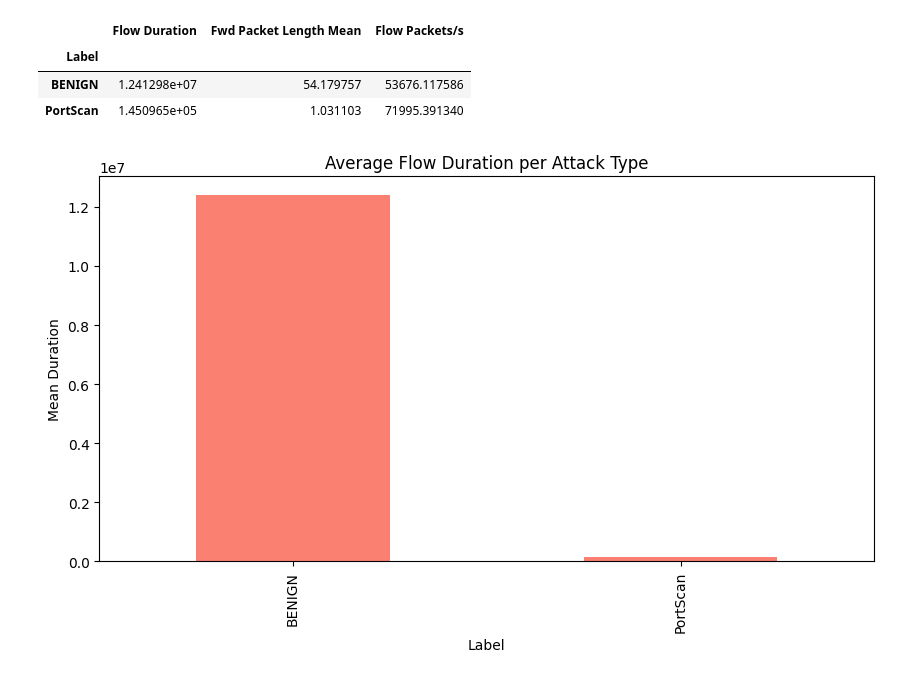
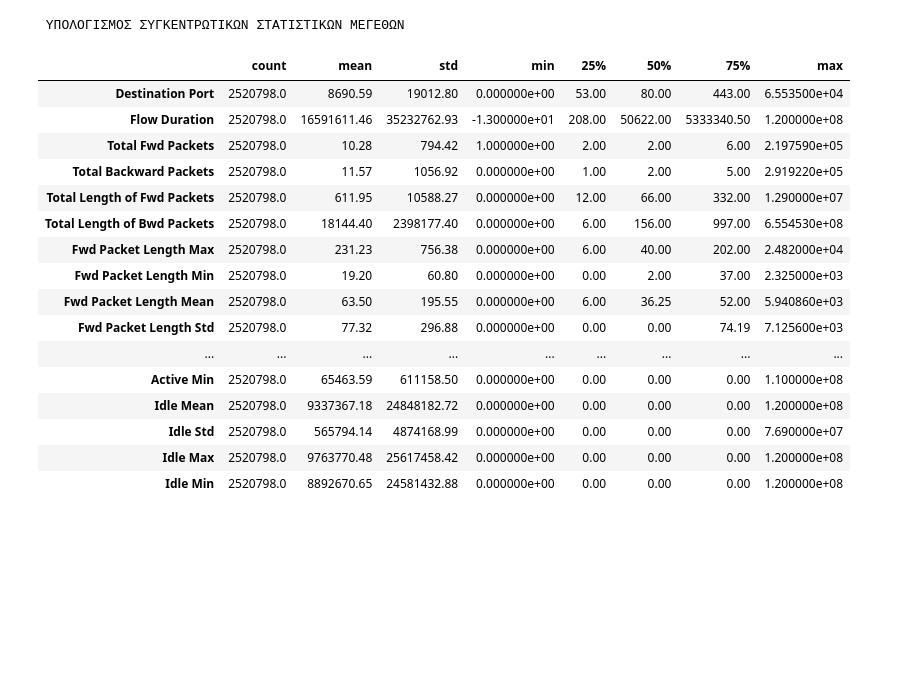
Before and after one commit to Spirosdrivilas/Export_data_ML, a Jupyter notebook: CIC_IDS_2017_EDA_Analysis.ipynb, the cells around one changed output. Cells and saved outputs as stored; diff of their text form; code cells hidden in the pictures; blank space fills up the shorter version.

```diff
--- a/CIC_IDS_2017_EDA_Analysis.ipynb
+++ b/CIC_IDS_2017_EDA_Analysis.ipynb
@@ -139,0 +269,17 @@ plt.show()
+# %%
+# ΚΕΛΙ 5.4
+cols_to_clip = [
+    'Flow Duration',
+    'Flow Bytes/s',
+    'Flow Packets/s',
+    'Flow IAT Mean',
+    'Flow IAT Max',
+    'Flow IAT Min',
+    'Fwd IAT Min',
+    'Fwd Header Length',
+    'Bwd Header Length',
+    'Fwd Header Length.1',
+    'min_seg_size_forward'
+]
+
+df[cols_to_clip] = df[cols_to_clip].clip(lower=0)
@@ -140,17 +299,40 @@ plt.show()
 # %%
-# ΚΕΛΙ 7
-# Ομαδοποίηση ανά Label και υπολογισμός μέσου όρου για βασικά χαρακτηριστικά
-grouped_stats = df.groupby('Label')[['Flow Duration', 'Fwd Packet Length Mean', 'Flow Packets/s']].mean()
-display(grouped_stats)
+# ΚΕΛΙ 6 - Πλήρης Στατιστική Περιγραφή σε Διαδραστικό Πίνακα
 
-# Οπτικοποίηση: Πώς διαφέρει ο μέσος όρος του Flow Duration ανά επίθεση
-grouped_stats['Flow Duration'].plot(kind='bar', figsize=(10, 5), color='salmon')
-plt.title('Average Flow Duration per Attack Type')
-plt.ylabel('Mean Duration')
-plt.show()
+print(" ΥΠΟΛΟΓΙΣΜΟΣ ΣΥΓΚΕΝΤΡΩΤΙΚΩΝ ΣΤΑΤΙΣΤΙΚΩΝ ΜΕΓΕΘΩΝ")
+
+# Ρύθμιση Pandas ώστε να εμφανίσει όλες τις 78 γραμμές των στατιστικών
+pd.set_option('display.max_rows', None)
+pd.set_option('display.max_columns', None)
+
+# Υπολογισμός των στατιστικών και αναστροφή (Transpose)
+stats = df.describe().T
+
+# Στρογγυλοποίηση των δεκαδικών σε 2 ψηφία για να μην βγαίνουν scientific notations (e+03 κλπ)
+stats = stats.round(2)
+
+# Εμφάνιση ως κανονικός πίνακας Jupyter (HTML DataFrame)
+display.display(stats)
+
+# Επαναφορά αρχικών ρυθμίσεων
+pd.reset_option('display.max_rows')
+pd.reset_option('display.max_columns')
 # %% [output]
+ ΥΠΟΛΟΓΙΣΜΟΣ ΣΥΓΚΕΝΤΡΩΤΙΚΩΝ ΣΤΑΤΙΣΤΙΚΩΝ ΜΕΓΕΘΩΝ
-|  | Flow Duration | Fwd Packet Length Mean | Flow Packets/s |
-| Label |  |  |  |
-| BENIGN | 1.241298e+07 | 54.179757 | 53676.117586 |
-| PortScan | 1.450965e+05 | 1.031103 | 71995.391340 |
+|  | count | mean | std | min | 25% | 50% | 75% | max |
+| Destination Port | 2520798.0 | 8690.59 | 19012.80 | 0.000000e+00 | 53.00 | 80.00 | 443.00 | 6.553500e+04 |
+| Flow Duration | 2520798.0 | 16591611.46 | 35232762.93 | -1.300000e+01 | 208.00 | 50622.00 | 5333340.50 | 1.200000e+08 |
+| Total Fwd Packets | 2520798.0 | 10.28 | 794.42 | 1.000000e+00 | 2.00 | 2.00 | 6.00 | 2.197590e+05 |
+| Total Backward Packets | 2520798.0 | 11.57 | 1056.92 | 0.000000e+00 | 1.00 | 2.00 | 5.00 | 2.919220e+05 |
+| Total Length of Fwd Packets | 2520798.0 | 611.95 | 10588.27 | 0.000000e+00 | 12.00 | 66.00 | 332.00 | 1.290000e+07 |
+| Total Length of Bwd Packets | 2520798.0 | 18144.40 | 2398177.40 | 0.000000e+00 | 6.00 | 156.00 | 997.00 | 6.554530e+08 |
+| Fwd Packet Length Max | 2520798.0 | 231.23 | 756.38 | 0.000000e+00 | 6.00 | 40.00 | 202.00 | 2.482000e+04 |
+| Fwd Packet Length Min | 2520798.0 | 19.20 | 60.80 | 0.000000e+00 | 0.00 | 2.00 | 37.00 | 2.325000e+03 |
+| Fwd Packet Length Mean | 2520798.0 | 63.50 | 195.55 | 0.000000e+00 | 6.00 | 36.25 | 52.00 | 5.940860e+03 |
+| Fwd Packet Length Std | 2520798.0 | 77.32 | 296.88 | 0.000000e+00 | 0.00 | 0.00 | 74.19 | 7.125600e+03 |
+| ... | ... | ... | ... | ... | ... | ... | ... | ... |
+| Active Min | 2520798.0 | 65463.59 | 611158.50 | 0.000000e+00 | 0.00 | 0.00 | 0.00 | 1.100000e+08 |
+| Idle Mean | 2520798.0 | 9337367.18 | 24848182.72 | 0.000000e+00 | 0.00 | 0.00 | 0.00 | 1.200000e+08 |
+| Idle Std | 2520798.0 | 565794.14 | 4874168.99 | 0.000000e+00 | 0.00 | 0.00 | 0.00 | 7.690000e+07 |
+| Idle Max | 2520798.0 | 9763770.48 | 25617458.42 | 0.000000e+00 | 0.00 | 0.00 | 0.00 | 1.200000e+08 |
+| Idle Min | 2520798.0 | 8892670.65 | 24581432.88 | 0.000000e+00 | 0.00 | 0.00 | 0.00 | 1.200000e+08 |
-[figure, removed]
```
Also changed, not shown: parts of 63 cells of this notebook.
